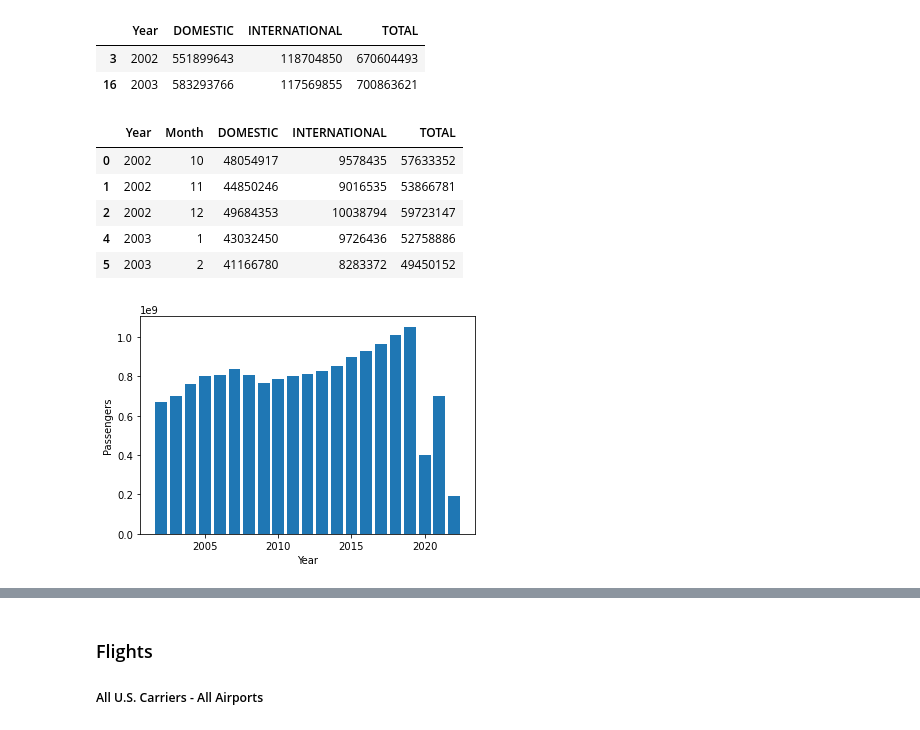
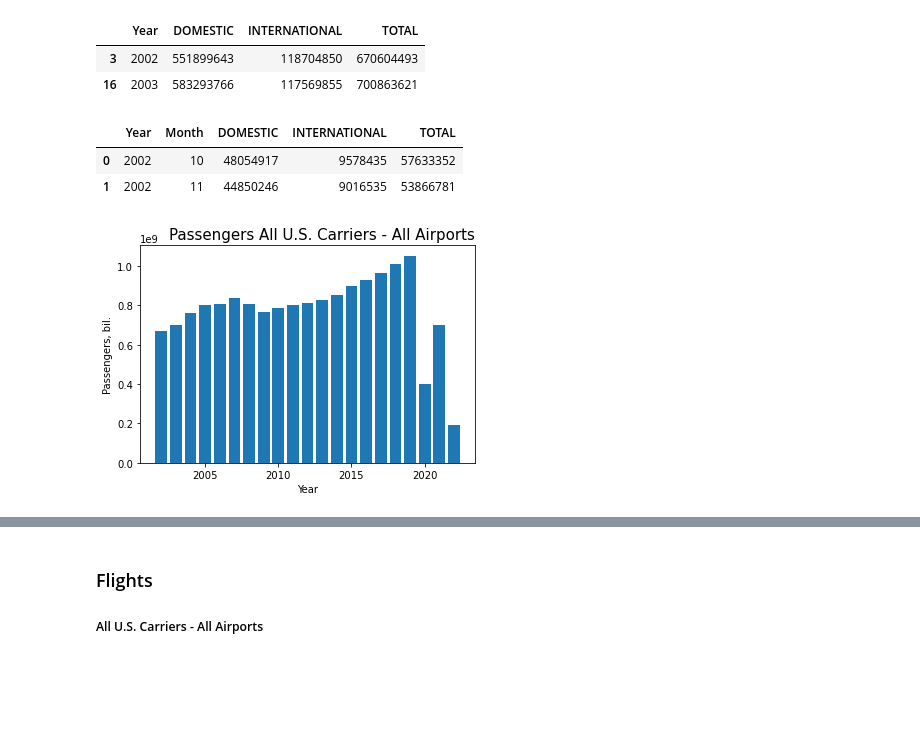
Before and after one commit to alapod/us_aviation_metrics, a Jupyter notebook: Load_data.ipynb, the cells around one changed output, grey strips where cells are left out. Saved outputs shown, nothing was run; the diff lists cells and outputs as text; code cells hidden in the pictures; blank space fills up the shorter version.

Commit message:
updated_passenger_bars

```diff
--- a/Load_data.ipynb
+++ b/Load_data.ipynb
@@ -27,20 +27,19 @@ passengers_yearly.head(2)
 | 3 | 2002 | 551899643 | 118704850 | 670604493 |
 | 16 | 2003 | 583293766 | 117569855 | 700863621 |
 # %%
-passengers_monthly.head()
+passengers_monthly.head(2)
 # %% [output]
 |  | Year | Month | DOMESTIC | INTERNATIONAL | TOTAL |
 | 0 | 2002 | 10 | 48054917 | 9578435 | 57633352 |
 | 1 | 2002 | 11 | 44850246 | 9016535 | 53866781 |
-| 2 | 2002 | 12 | 49684353 | 10038794 | 59723147 |
-| 4 | 2003 | 1 | 43032450 | 9726436 | 52758886 |
-| 5 | 2003 | 2 | 41166780 | 8283372 | 49450152 |
 # %%
 plt.bar(passengers_yearly['Year'], passengers_yearly['TOTAL'])
 
+font1 = {'color':'black','size':15}
 plt.xlabel("Year")
-plt.ylabel("Passengers")
+plt.ylabel("Passengers, bil.")
+plt.title("Passengers All U.S. Carriers - All Airports", fontdict=font1, loc='right')
 
 plt.show()
 # %% [output]
-[figure, old version]
+[figure, new version]
```
Also changed, not shown: parts of 8 cells of this notebook.
